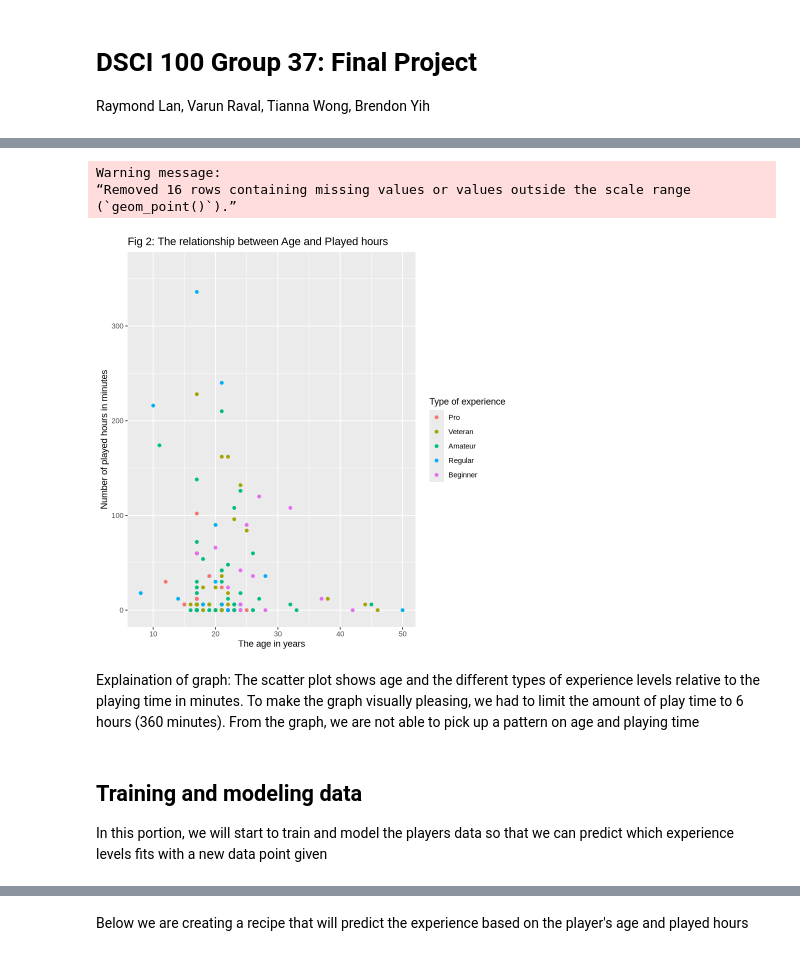
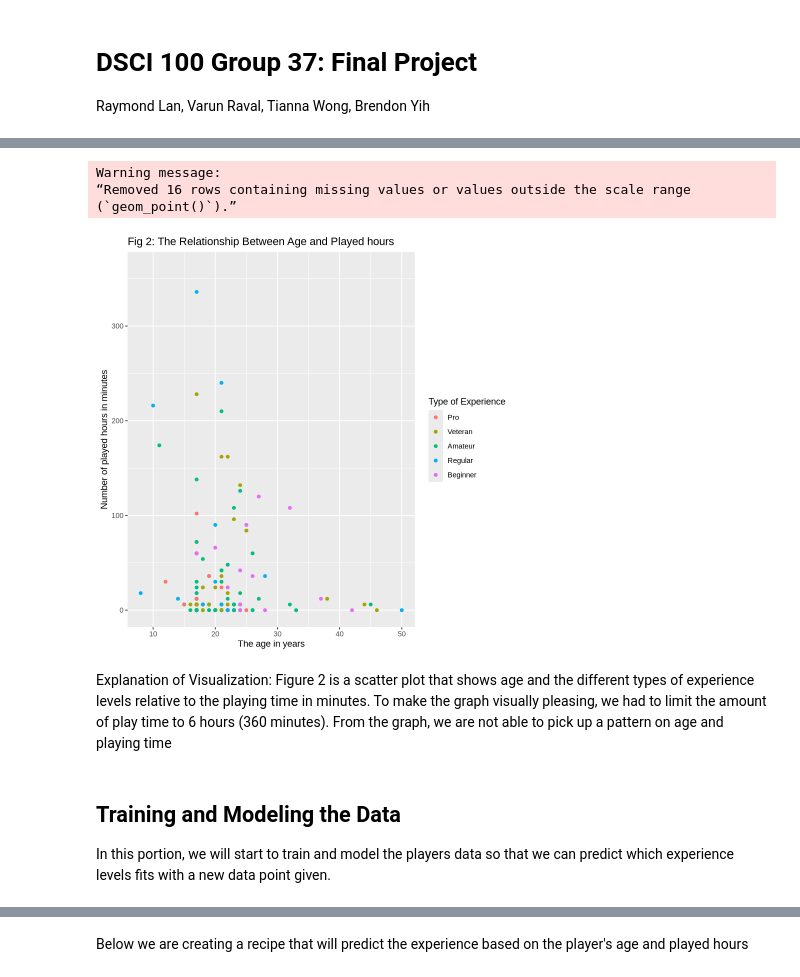
Before and after one commit to Imwae/DSCI-100-005-37, a Jupyter notebook: Final Project.ipynb, the cells around one changed output, grey strips where cells are left out. Drawn from its saved outputs; the diff is of its cells as text; code cells hidden in the pictures.

```diff
--- a/Final Project.ipynb
+++ b/Final Project.ipynb
@@ -95,7 +88,7 @@ Below, we will want to choose only the columns that are necessary, since we are
 
 select_player_data <- player_data |>
     mutate(experience = as_factor(experience)) |>
-    select(experience, Age, played_hours)
+    select(experience, Age, played_hours) |>
+    drop_na()
 head(select_player_data)
-tail(select_player_data)
 # %% [output]
@@ -118,21 +132,22 @@ Explaination of graph: The gar graph shows the amount of players per experience
 # %%
 # Create scatterplot with Age vs. played_hours
+
 select_player_data_plot <- select_player_data |>
     mutate(played_mins = (played_hours * 60)) |>
     ggplot(aes(x = Age, y = played_mins)) +
     ylim(0, 360) +
     geom_point(aes(color = experience)) +
-    labs(x = "The age in years", y = "Number of played hours in minutes", color = "Type of experience", title = "Fig 2: The relationship between Age and Played hours")
+    labs(x = "The age in years", y = "Number of played hours in minutes", color = "Type of Experience", title = "Fig 2: The Relationship Between Age and Played hours")
 select_player_data_plot
 # %% [output]
 Warning message:
 “Removed 16 rows containing missing values or values outside the scale range
 (`geom_point()`).”
-[figure, old version]
+[figure, new version]
 # %% [markdown]
-Explaination of graph: The scatter plot shows age and the different types of experience levels relative to the playing time in minutes.  To make the graph visually pleasing, we had to  limit the amount of play time to 6 hours (360 minutes).  From the graph, we are not able to pick up a pattern on age and playing time
+Explanation of Visualization: Figure 2 is a scatter plot that shows age and the different types of experience levels relative to the playing time in minutes.  To make the graph visually pleasing, we had to limit the amount of play time to 6 hours (360 minutes).  From the graph, we are not able to pick up a pattern on age and playing time
 # %% [markdown]
-## Training and modeling data
+## Training and Modeling the Data
 
-In this portion, we will start to train and model the players data so that we can predict which experience levels fits with a new data point given
+In this portion, we will start to train and model the players data so that we can predict which experience levels fits with a new data point given.
 # %%
```
Also changed, not shown: parts of 18 cells of this notebook.
